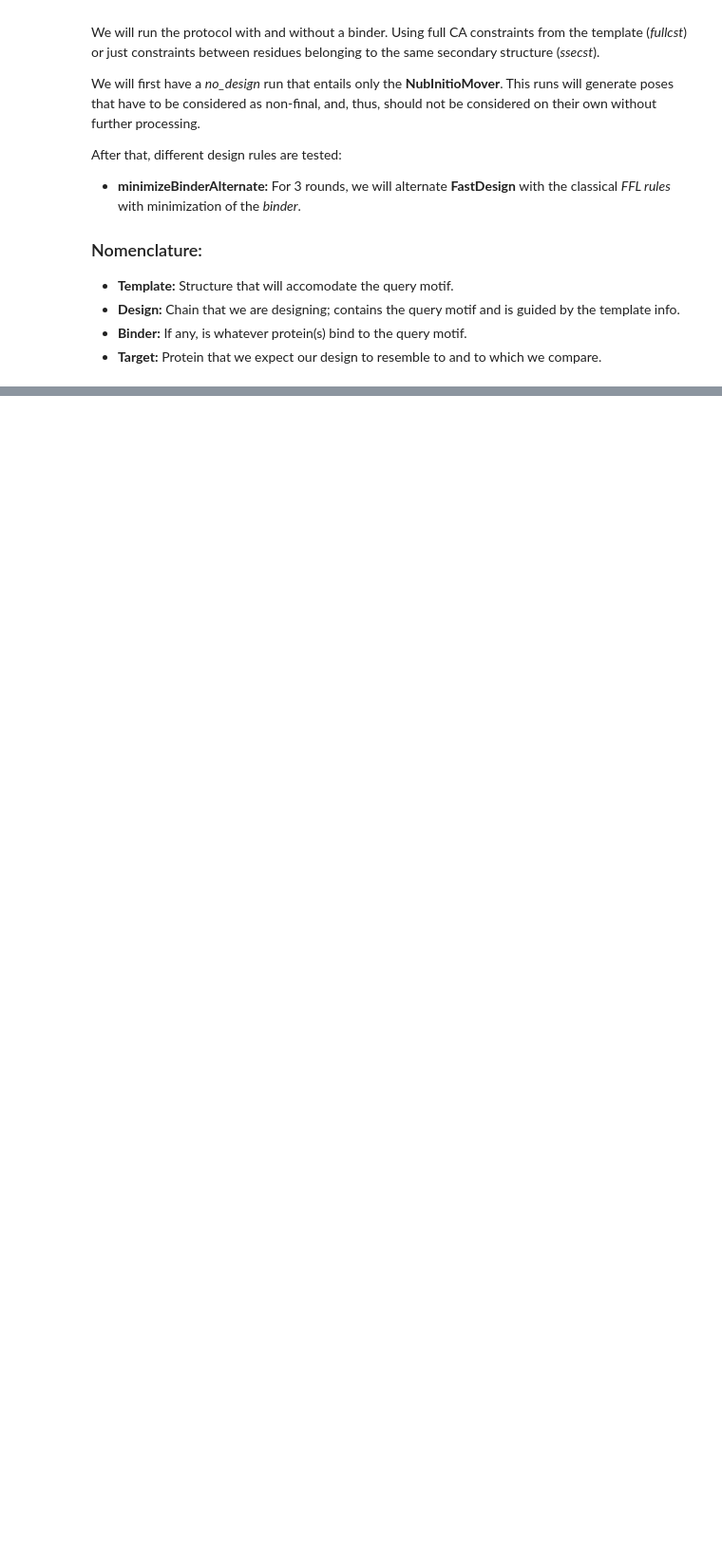
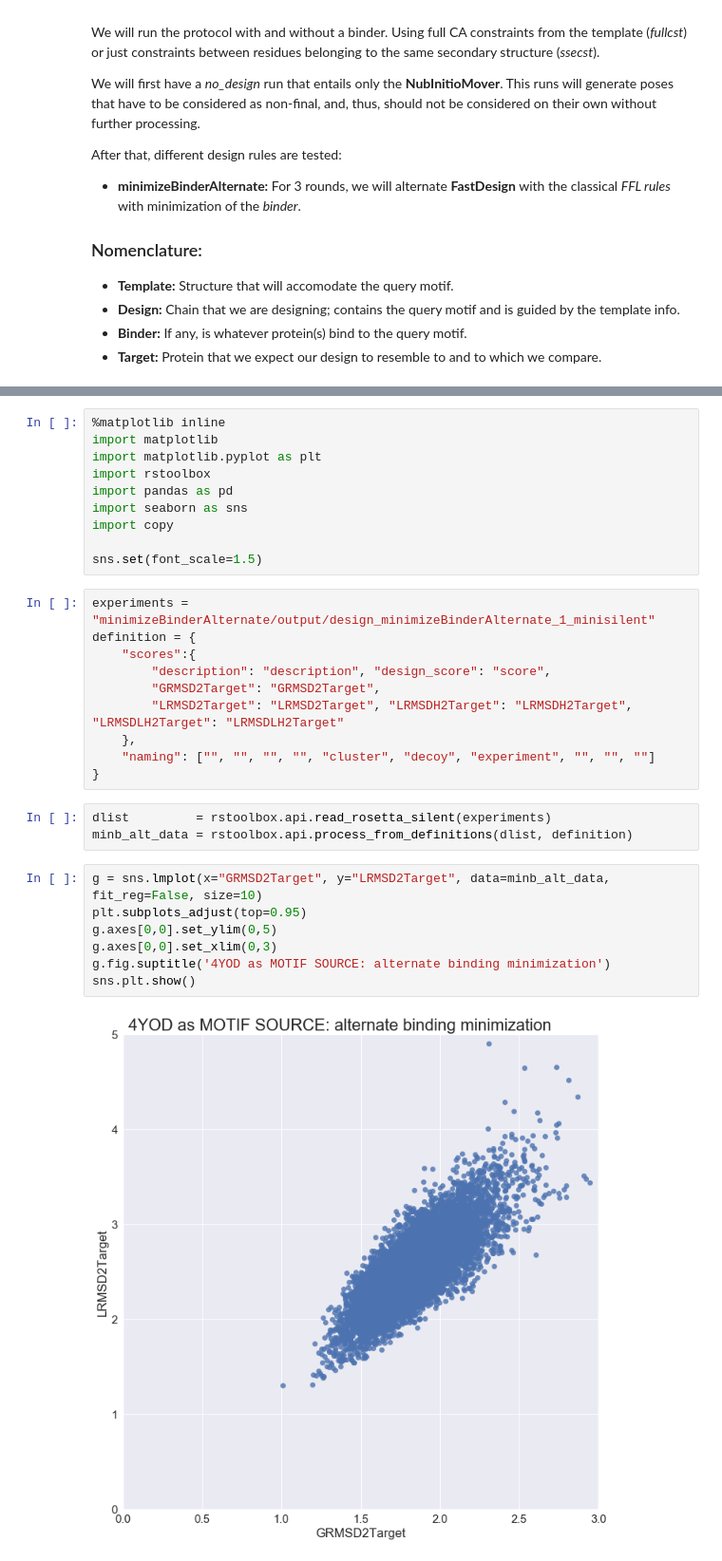
Before and after one commit to jaumebonet/FunFolDesTutorial, a Jupyter notebook: benchmark/scientific/bcl2/experiments/from4oyd/README.ipynb, the cells around one changed output, grey strips where cells are left out. Shown at 95% size. Saved outputs shown, nothing was run; the diff lists cells and outputs as text; blank space fills up the shorter version.

```diff
--- a/benchmark/scientific/bcl2/experiments/from4oyd/README.ipynb
+++ b/benchmark/scientific/bcl2/experiments/from4oyd/README.ipynb
@@ -23,0 +38,32 @@ After that, different design rules are tested:
+# %%
+%matplotlib inline
+import matplotlib
+import matplotlib.pyplot as plt
+import rstoolbox
+import pandas as pd
+import seaborn as sns
+import copy
+
+sns.set(font_scale=1.5)
+# %%
+experiments = "minimizeBinderAlternate/output/design_minimizeBinderAlternate_1_minisilent"
+definition = {
+    "scores":{
+        "description": "description", "design_score": "score",
+        "GRMSD2Target": "GRMSD2Target",
+        "LRMSD2Target": "LRMSD2Target", "LRMSDH2Target": "LRMSDH2Target", "LRMSDLH2Target": "LRMSDLH2Target"
+    },
+    "naming": ["", "", "", "", "cluster", "decoy", "experiment", "", "", ""]
+}
+# %%
+dlist         = rstoolbox.api.read_rosetta_silent(experiments)
+minb_alt_data = rstoolbox.api.process_from_definitions(dlist, definition)
+# %%
+g = sns.lmplot(x="GRMSD2Target", y="LRMSD2Target", data=minb_alt_data, fit_reg=False, size=10)
+plt.subplots_adjust(top=0.95)
+g.axes[0,0].set_ylim(0,5)
+g.axes[0,0].set_xlim(0,3)
+g.fig.suptitle('4YOD as MOTIF SOURCE: alternate binding minimization')
+sns.plt.show()
+# %% [output]
+[figure, added]
```
Also changed, not shown: parts of 2 cells of this notebook, 7 other files.
